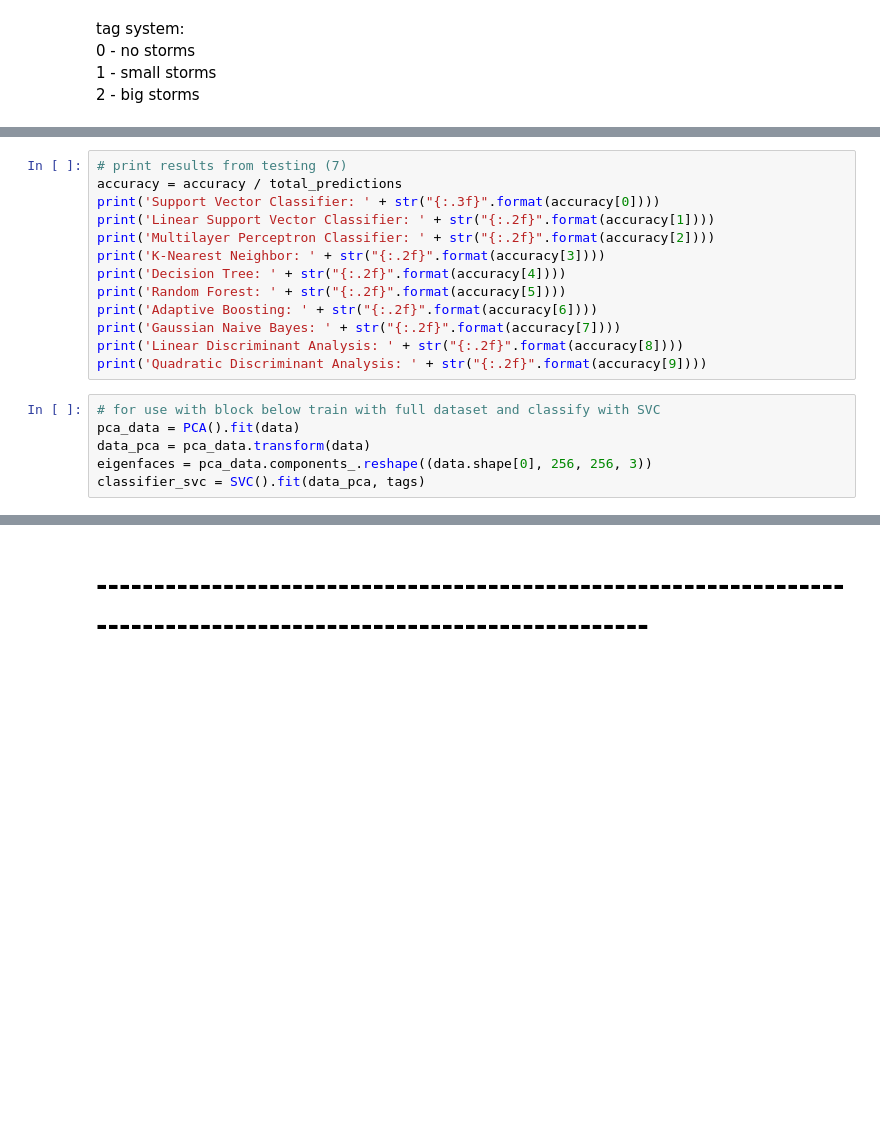
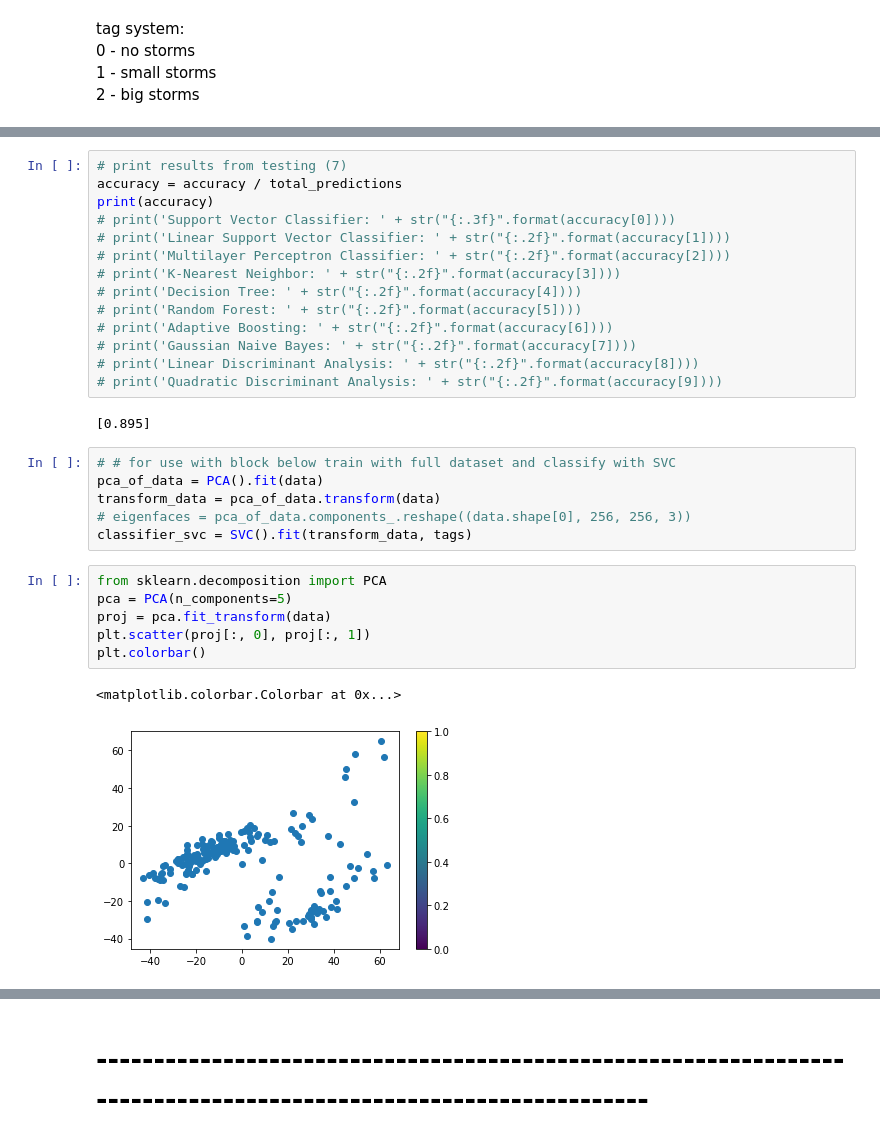
Before and after one commit to gracenw/eigenjuno, a Jupyter notebook: eigenimages.ipynb, the cells around one changed output, grey strips where cells are left out. Cells and saved outputs as stored; diff of their text form; blank space fills up the shorter version.

```diff
--- a/eigenimages.ipynb
+++ b/eigenimages.ipynb
@@ -91,22 +110,34 @@ for j in range(iterations):
 # %%
 # print results from testing (7)
 accuracy = accuracy / total_predictions
-print('Support Vector Classifier: ' + str("{:.3f}".format(accuracy[0])))
-print('Linear Support Vector Classifier: ' + str("{:.2f}".format(accuracy[1])))
-print('Multilayer Perceptron Classifier: ' + str("{:.2f}".format(accuracy[2])))
-print('K-Nearest Neighbor: ' + str("{:.2f}".format(accuracy[3])))
-print('Decision Tree: ' + str("{:.2f}".format(accuracy[4])))
-print('Random Forest: ' + str("{:.2f}".format(accuracy[5])))
-print('Adaptive Boosting: ' + str("{:.2f}".format(accuracy[6])))
-print('Gaussian Naive Bayes: ' + str("{:.2f}".format(accuracy[7])))
-print('Linear Discriminant Analysis: ' + str("{:.2f}".format(accuracy[8])))
-print('Quadratic Discriminant Analysis: ' + str("{:.2f}".format(accuracy[9])))
+print(accuracy)
+# print('Support Vector Classifier: ' + str("{:.3f}".format(accuracy[0])))
+# print('Linear Support Vector Classifier: ' + str("{:.2f}".format(accuracy[1])))
+# print('Multilayer Perceptron Classifier: ' + str("{:.2f}".format(accuracy[2])))
+# print('K-Nearest Neighbor: ' + str("{:.2f}".format(accuracy[3])))
+# print('Decision Tree: ' + str("{:.2f}".format(accuracy[4])))
+# print('Random Forest: ' + str("{:.2f}".format(accuracy[5])))
+# print('Adaptive Boosting: ' + str("{:.2f}".format(accuracy[6])))
+# print('Gaussian Naive Bayes: ' + str("{:.2f}".format(accuracy[7])))
+# print('Linear Discriminant Analysis: ' + str("{:.2f}".format(accuracy[8])))
+# print('Quadratic Discriminant Analysis: ' + str("{:.2f}".format(accuracy[9])))
+# %% [output]
+[0.895]
 # %%
-# for use with block below train with full dataset and classify with SVC
-pca_data = PCA().fit(data)
-data_pca = pca_data.transform(data)
-eigenfaces = pca_data.components_.reshape((data.shape[0], 256, 256, 3))
-classifier_svc = SVC().fit(data_pca, tags)
+# # for use with block below train with full dataset and classify with SVC
+pca_of_data = PCA().fit(data)
+transform_data = pca_of_data.transform(data)
+# eigenfaces = pca_of_data.components_.reshape((data.shape[0], 256, 256, 3))
+classifier_svc = SVC().fit(transform_data, tags)
+# %%
+from sklearn.decomposition import PCA
+pca = PCA(n_components=5)
+proj = pca.fit_transform(data)
+plt.scatter(proj[:, 0], proj[:, 1])
+plt.colorbar()
+# %% [output]
+<matplotlib.colorbar.Colorbar at 0x...>
+[figure, added]
 # %%
 # read in new data and predict -- UNDER CONSTRUCTION
 %cd '/home/uzumochi/eigenjuno/data/test'
```
Also changed, not shown: parts of 10 cells of this notebook, 5 other files.
